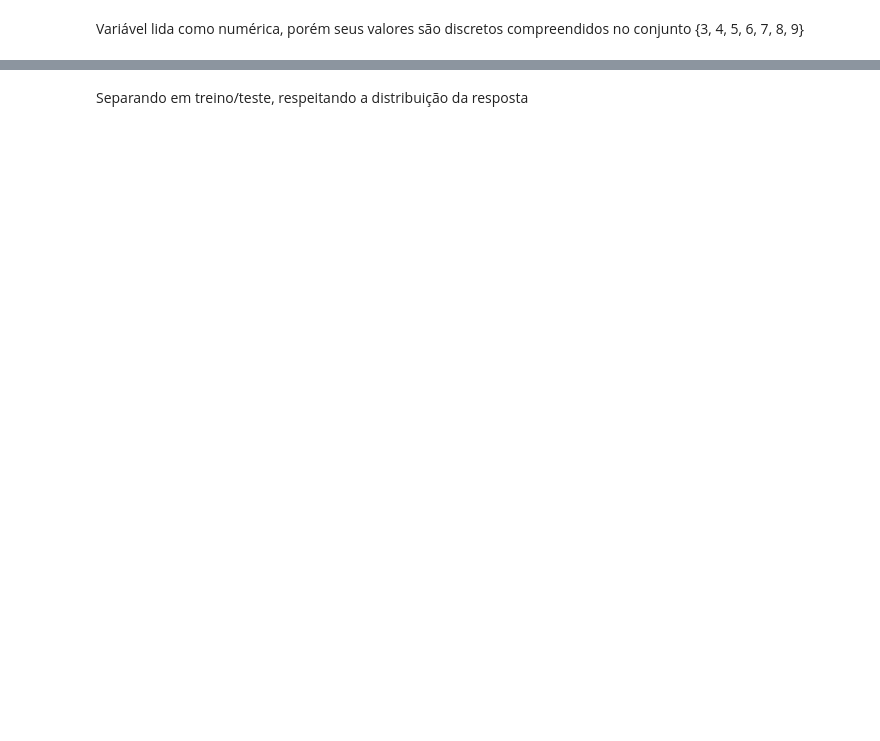
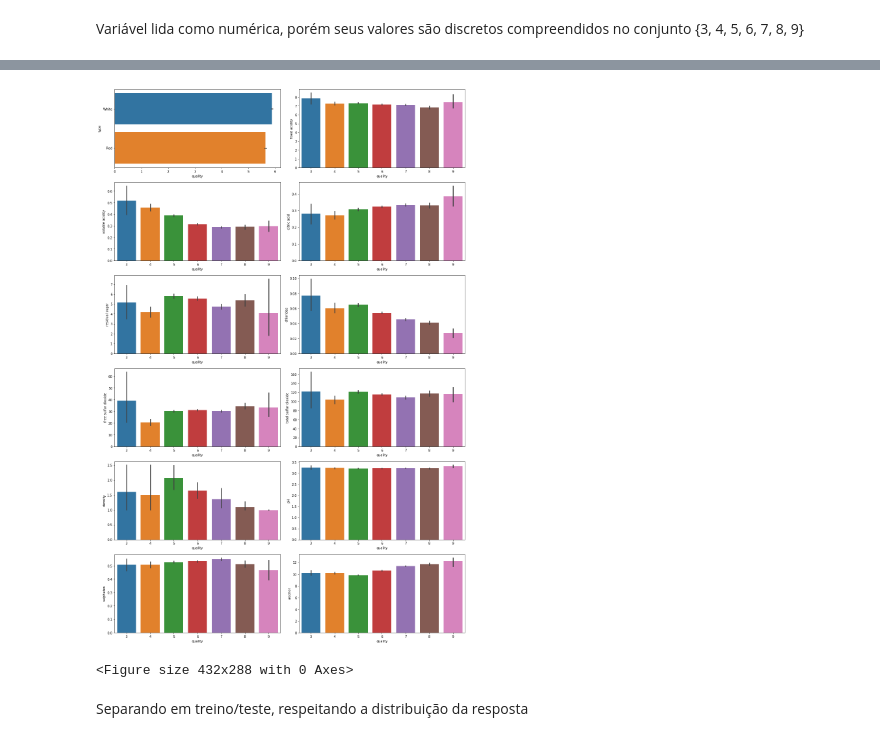
Before and after one commit to fbarscevicius/vinho-verde, a Jupyter notebook: 01_eda.ipynb, the cells around one changed output, grey strips where cells are left out. Cells and saved outputs as stored; diff of their text form; code cells hidden in the pictures; blank space fills up the shorter version.

```diff
--- a/01_eda.ipynb
+++ b/01_eda.ipynb
@@ -126,3 +129,8 @@ Variável lida como numérica, porém seus valores são discretos compreendidos
+# %%
+utils.bivariate_plot(ncol=2, nrow=6, data=wine_raw_df, target='quality')
+# %% [output]
+[figure, added]
+<Figure size 432x288 with 0 Axes>
 # %% [markdown]
 Separando em treino/teste, respeitando a distribuição da resposta
 # %%
```
Also changed, not shown: parts of 12 cells of this notebook, 1 other file.
